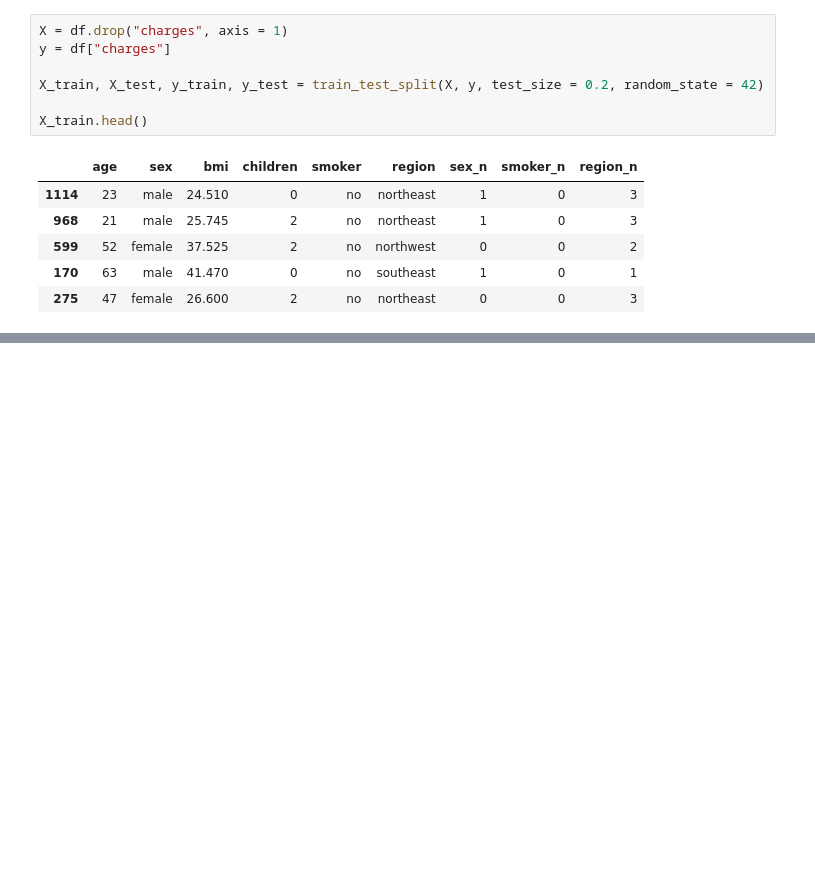
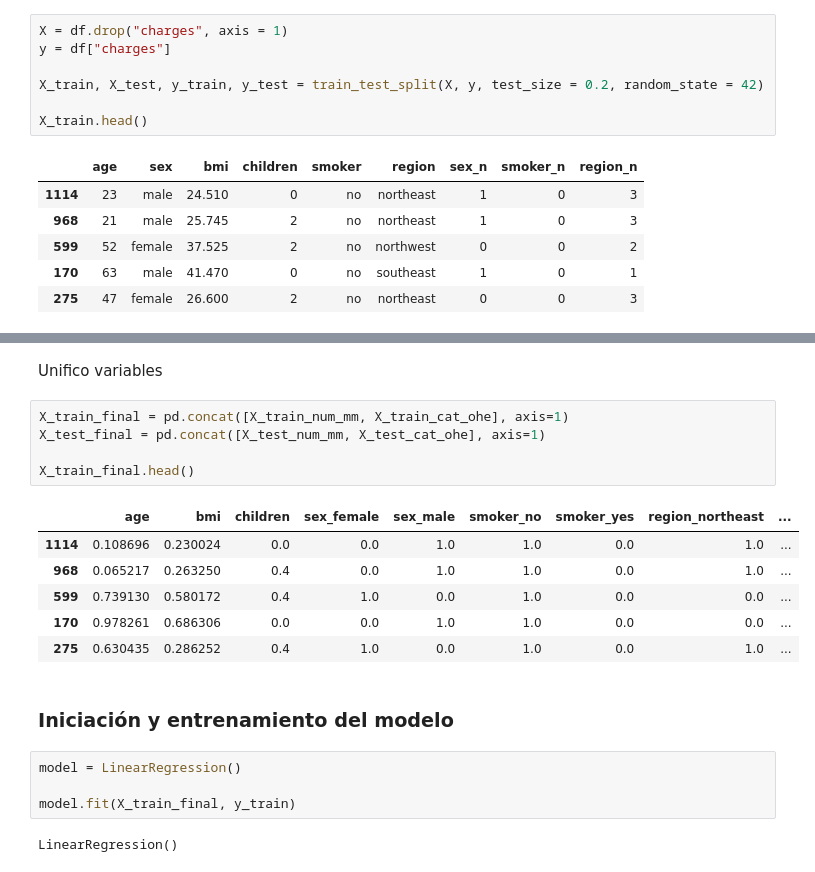
Before and after one commit to 4GeeksAcademy/Tutorial-de-Proyecto-de-Regresi-n-Lineal-VLG, a Jupyter notebook: src/explore.ipynb, the cells around one changed output, grey strips where cells are left out. Cells and saved outputs as stored; diff of their text form; blank space fills up the shorter version.

```diff
--- a/src/explore.ipynb
+++ b/src/explore.ipynb
@@ -358,0 +389,22 @@ X_train_num_mm.head()
+# %% [markdown]
+Unifico variables
+# %%
+X_train_final = pd.concat([X_train_num_mm, X_train_cat_ohe], axis=1)
+X_test_final = pd.concat([X_test_num_mm, X_test_cat_ohe], axis=1)
+
+X_train_final.head()
+# %% [output]
+|  | age | bmi | children | sex_female | sex_male | smoker_no | smoker_yes | region_northeast | ... |
+| 1114 | 0.108696 | 0.230024 | 0.0 | 0.0 | 1.0 | 1.0 | 0.0 | 1.0 | ... |
+| 968 | 0.065217 | 0.263250 | 0.4 | 0.0 | 1.0 | 1.0 | 0.0 | 1.0 | ... |
+| 599 | 0.739130 | 0.580172 | 0.4 | 1.0 | 0.0 | 1.0 | 0.0 | 0.0 | ... |
+| 170 | 0.978261 | 0.686306 | 0.0 | 0.0 | 1.0 | 1.0 | 0.0 | 0.0 | ... |
+| 275 | 0.630435 | 0.286252 | 0.4 | 1.0 | 0.0 | 1.0 | 0.0 | 1.0 | ... |
+# %% [markdown]
+### Iniciación y entrenamiento del modelo
+# %%
+model = LinearRegression()
+
+model.fit(X_train_final, y_train)
+# %% [output]
+LinearRegression()
```
Also changed, not shown: parts of 11 cells of this notebook.
